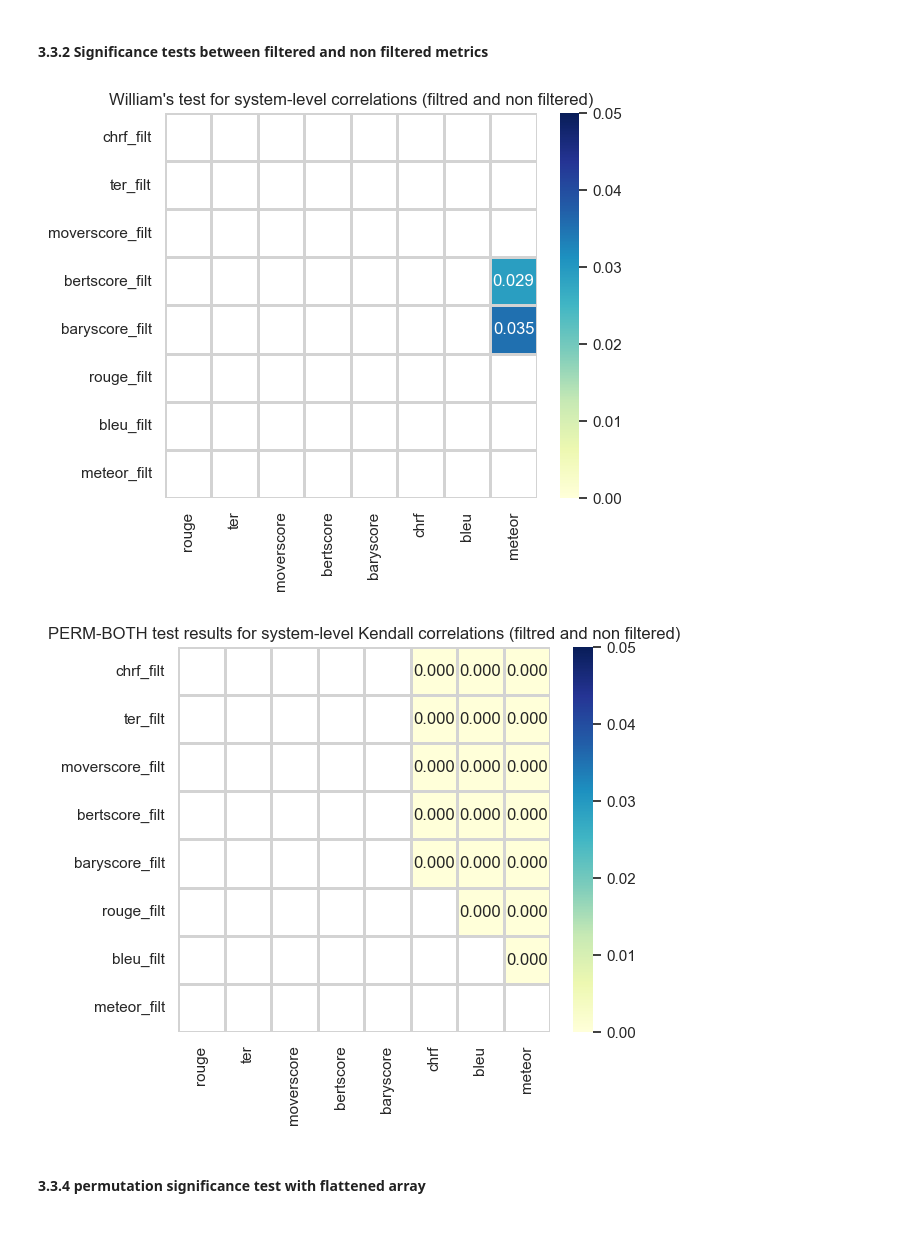
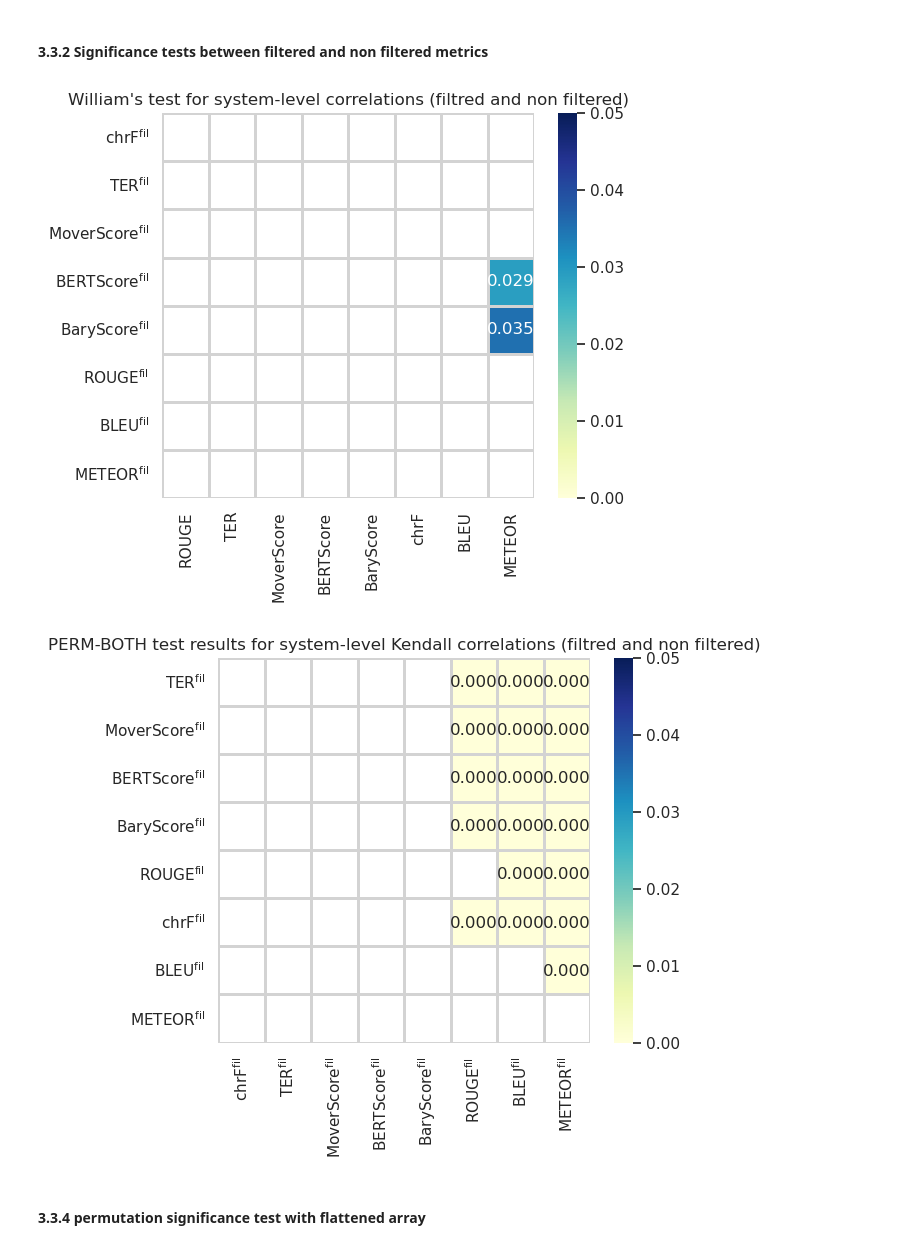
Before and after one commit to fernandokm/nlg_metrics_similarity, a Jupyter notebook: metrics_evaluation.ipynb, the cells around one changed output. Drawn from its saved outputs; the diff is of its cells as text; code cells hidden in the pictures.

```diff
--- a/metrics_evaluation.ipynb
+++ b/metrics_evaluation.ipynb
@@ -33,6 +30,23 @@ The autoreload extension is already loaded. To reload it, use:
 OUTPUT_DIR = "data/figs"
 if not os.path.exists(OUTPUT_DIR):
     os.mkdir(OUTPUT_DIR)
+
+
+METRIC_NAMES = {
+    "da_score": "DA",
+    "mqm_avg_score": "MQM",
+    "bleu": "BLEU",
+    "chrf": "chrF",
+    "rouge": "ROUGE",
+    "ter": "TER",
+    "meteor": "METEOR",
+    "moverscore": "MoverScore",
+    "bertscore": "BERTScore",
+    "baryscore": "BaryScore",
+}
+
+for k, v in list(METRIC_NAMES.items()):
+    METRIC_NAMES[k + "_filt"] = v + "$^{\\mathrm{fil}}$"
 
 
 def savefig(name: str, as_pdf=True, **kwargs):
@@ -151,10 +209,11 @@ corr_mat = (
 )
 mask = np.triu(np.ones_like(corr_mat.loc[metrics_normal, metrics_normal], dtype=bool))
 
+
 with sns.axes_style(style="white"):
     plt.figure(figsize=(6, 5))
     sns.heatmap(
-        corr_mat.loc[metrics_normal, metrics_normal],
+        corr_mat.loc[metrics_normal, metrics_normal].rename(index=METRIC_NAMES, columns=METRIC_NAMES),
         mask=mask,
         cmap="YlGnBu",
         vmin=0,
@@ -166,7 +225,7 @@ with sns.axes_style(style="white"):
 
     plt.figure(figsize=(6, 5))
     sns.heatmap(
-        corr_mat.loc[metrics_filt, metrics_filt],
+        corr_mat.loc[metrics_filt, metrics_filt].rename(index=METRIC_NAMES, columns=METRIC_NAMES),
         mask=mask,
         cmap="YlGnBu",
         vmin=0,
@@ -196,7 +255,7 @@ corr_mat_text = corr_mat_text.abs()
 with sns.axes_style(style="white"):
     plt.figure(figsize=(6, 5))
     sns.heatmap(
-        corr_mat_text.loc[metrics_normal, metrics_normal],
+        corr_mat_text.loc[metrics_normal, metrics_normal].rename(index=METRIC_NAMES, columns=METRIC_NAMES),
         mask=mask,
         cmap="YlGnBu",
         vmin=0,
@@ -208,7 +267,7 @@ with sns.axes_style(style="white"):
 
     plt.figure(figsize=(6, 5))
     sns.heatmap(
-        corr_mat_text.loc[metrics_filt, metrics_filt],
+        corr_mat_text.loc[metrics_filt, metrics_filt].rename(index=METRIC_NAMES, columns=METRIC_NAMES),
         mask=mask,
         cmap="YlGnBu",
         vmin=0,
@@ -447,14 +562,14 @@ def test_perm_both(metric1: str, metric2: str, k=2000, flatten=False):
     y = (y - np.mean(y)) / np.std(y, ddof=1)
 
     c = 0
-    delta = _perm_system_corr(x, z) - _perm_system_corr(y, z)
+    delta = _perm_system_corr(x, z, flatten) - _perm_system_corr(y, z, flatten)
     swap_masks = np.random.choice([True, False], (k, *x.shape))
     for i in range(k):
         xs = x.copy()
         ys = y.copy()
         mask = swap_masks[i]
         xs[mask], ys[mask] = ys[mask], xs[mask]
-        delta_s = _perm_system_corr(xs, z) - _perm_system_corr(ys, z)
+        delta_s = _perm_system_corr(xs, z, flatten) - _perm_system_corr(ys, z, flatten)
         if delta_s > delta:
             c += 1
     return c / k
@@ -504,7 +619,7 @@ williams_pval = compute_significance_test_dataframe(williams_test_pval, rows=met
 with sns.axes_style(style="white"):
     plt.figure(figsize=(6, 5))
     sns.heatmap(
-        williams_pval,
+        williams_pval.rename(index=METRIC_NAMES, columns=METRIC_NAMES),
         annot=True,
         fmt=".3f",
         vmin=0,
@@ -516,26 +631,33 @@ with sns.axes_style(style="white"):
     savefig("williams_system_normal_filt")
     plt.title("William's test for system-level correlations (filtred and non filtered)")
 # %% [output]
-[figure, old version]
+[figure, new version]
 # %%
-williams_pval = compute_significance_test_dataframe(test_perm_both, rows=metrics_filt, columns=metrics_normal)
+np.random.seed(42)
+# perm_both_pval = compute_significance_test_dataframe(test_perm_both, rows=metrics_filt, columns=metrics_normal)
+perm_both_pval.sort_index(
+    key=lambda i: corr_mat.loc[i.str.removesuffix("_filt"), "mqm_avg_score"],
+    inplace=True,
+    ascending=False,
+    axis=0,
+)
 
 with sns.axes_style(style="white"):
     plt.figure(figsize=(6, 5))
     sns.heatmap(
-        williams_pval,
+        perm_both_pval.rename(index=METRIC_NAMES, columns=METRIC_NAMES),
         annot=True,
         fmt=".3f",
         vmin=0,
         vmax=0.05,
         cmap="YlGnBu",
         lw=1,
         linecolor="lightgray",
     )
     savefig("perm_both_normal_filt")
     plt.title("PERM-BOTH test results for system-level Kendall correlations (filtred and non filtered)")
 # %% [output]
-[figure, old version]
+[figure, new version]
 # %% [markdown]
 #### 3.3.4 permutation significance test with flattened array
 # %%
```
Also changed, not shown: parts of 22 cells of this notebook.
